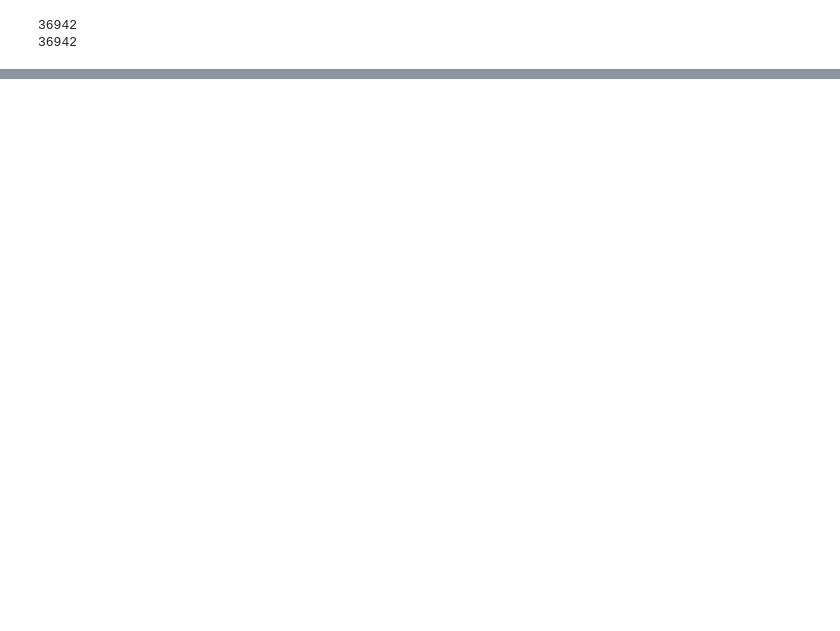
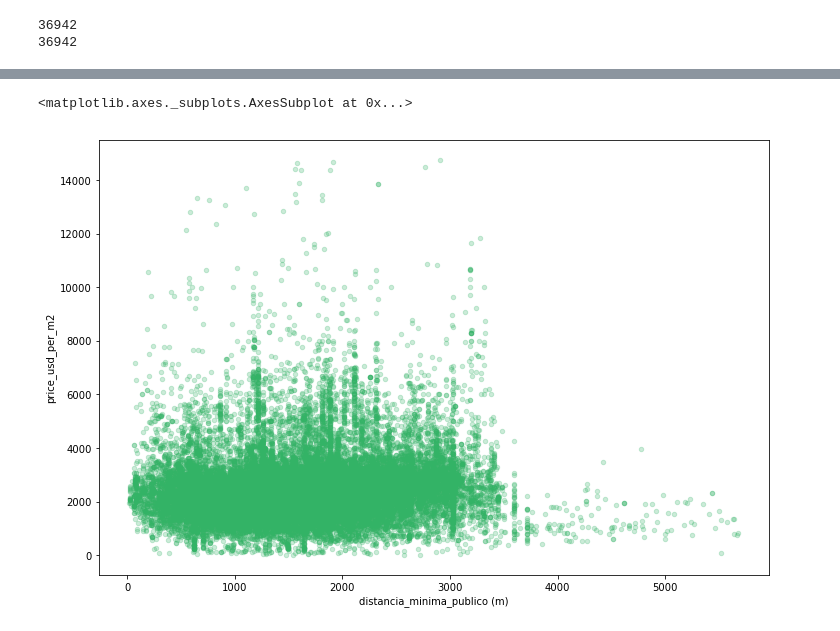
Before and after one commit to MatiasReimondo/Datos, a Jupyter notebook: Areas hospitalarias.ipynb, the cells around one changed output, grey strips where cells are left out. Saved outputs shown, nothing was run; the diff lists cells and outputs as text; code cells hidden in the pictures; blank space fills up the shorter version.

```diff
--- a/Areas hospitalarias.ipynb
+++ b/Areas hospitalarias.ipynb
@@ -152,0 +252,9 @@ precio_segun_distancia.plot.scatter('distancia_minima_hospital (m)', 'price_usd_
+# %%
+#Evaluo la relacion entre precio y distancia a hospitales publicos
+
+precio_segun_distancia = precio_segun_distancia[precio_segun_distancia['price_usd_per_m2']< 15000]
+precio_segun_distancia = precio_segun_distancia[precio_segun_distancia['distancia_minima_publico (m)']< 6000]
+precio_segun_distancia.plot.scatter('distancia_minima_publico (m)', 'price_usd_per_m2',alpha=0.25, figsize=(12,8),color=(0.2,0.7,0.4))
+# %% [output]
+<matplotlib.axes._subplots.AxesSubplot at 0x...>
+[figure, added]
```
Also changed, not shown: parts of 11 cells of this notebook.
